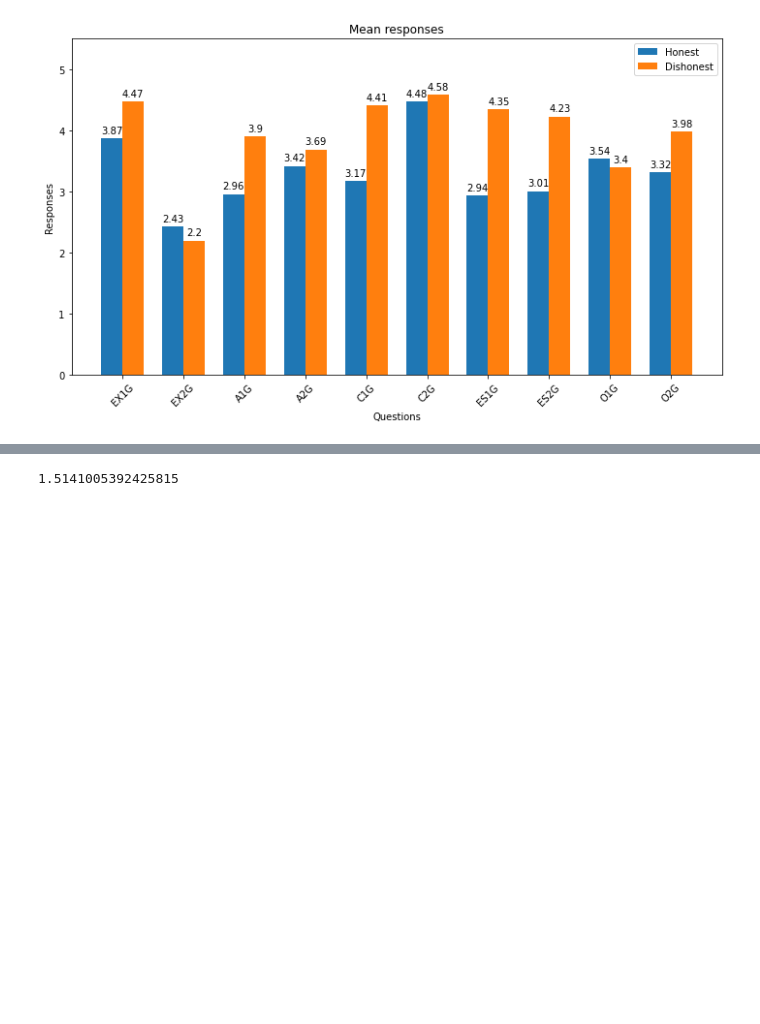
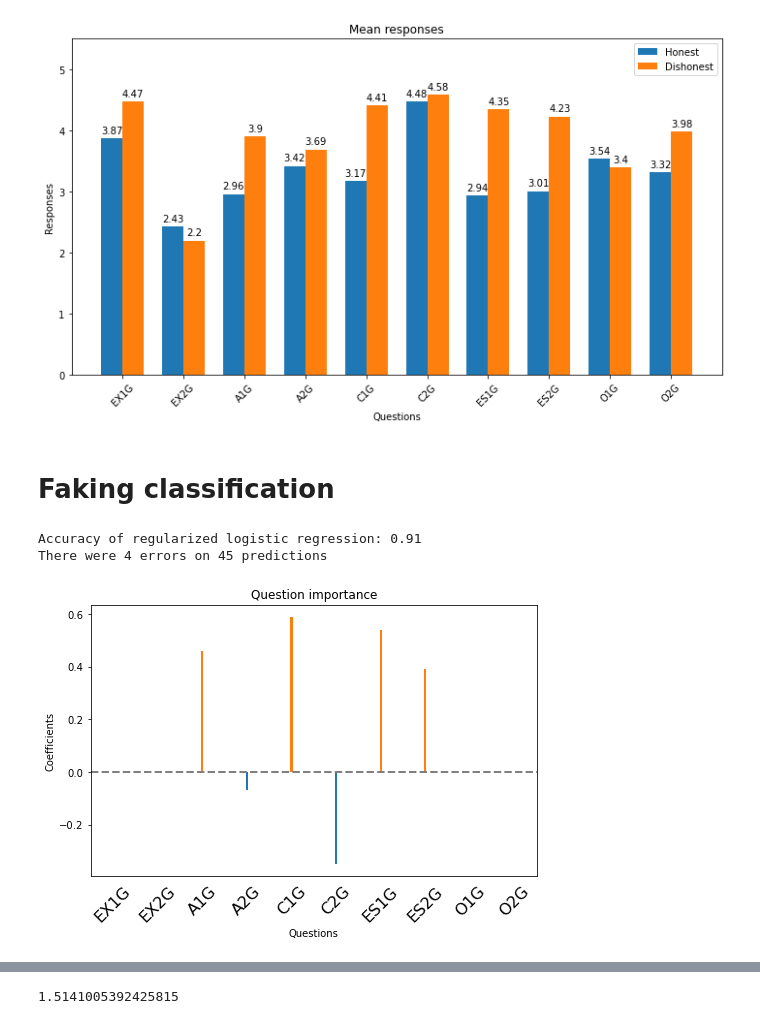
Before and after one commit to pierpaolododorico/five_personalities, a Jupyter notebook: EDA.ipynb, the cells around one changed output, grey strips where cells are left out. Drawn from its saved outputs; the diff is of its cells as text; code cells hidden in the pictures; blank space fills up the shorter version.

Commit message:
Classification

```diff
--- a/EDA.ipynb
+++ b/EDA.ipynb
@@ -130,3 +131,47 @@ fig.tight_layout()
 plt.show()
 # %% [output]
 [figure]
+# %% [markdown]
+# Faking classification
+# %%
+y = np.array([1 if c == "D" else 0 for c in data["CONDITION"]])
+X = data.iloc[:,:-1].copy()
+# %%
+from sklearn.model_selection import train_test_split
+
+X_train, X_test, y_train, y_test = train_test_split(X, y, test_size=0.1, random_state=42)
+# %%
+from sklearn.linear_model import LogisticRegression
+
+LR = LogisticRegression(random_state=124, verbose=False, penalty="l1", solver="saga", max_iter=3000, C = 0.1)
+_=LR.fit(X_train, y_train)
+# %%
+from sklearn.metrics import accuracy_score
+
+y_hat = LR.predict(X_test)
+print(f"Accuracy of regularized logistic regression: {accuracy_score(y_hat, y_test).round(2)}" )
+print(f"There were {sum(y_hat != y_test)} errors on {len(y_test)} predictions")
+# %% [output]
+Accuracy of regularized logistic regression: 0.91
+There were 4 errors on 45 predictions
+# %%
+fig, ax = plt.subplots(figsize=(8, 5))
+
+coef_df = pd.DataFrame({"varname" : list(data.columns)[:-1],
+                        "coef" : LR.coef_.round(2)[0]})
+
+coef_df.plot(x='varname', y='coef', kind='bar',
+             ax=ax, color='none', legend=False)
+ax.set_xlabel('Questions')
+ax.set_ylabel('Coefficients')
+ax.set_title("Question importance")
+ax.axhline(y=0, linestyle='--', color='gray', linewidth=2)
+
+ax.bar(x=np.arange(coef_df.shape[0]), width=0.05,
+           height=coef_df['coef'], color=["tab:blue" if c < 0 else "tab:green" if c == 0 else "tab:orange" for c in coef_df['coef']])
+
+ax.xaxis.set_ticks_position('none')
+_ = ax.set_xticklabels(list(data.columns)[:-1],
+                       rotation=45, fontsize=16)
+# %% [output]
+[figure, added]
```
Also changed, not shown: parts of 9 cells of this notebook.
